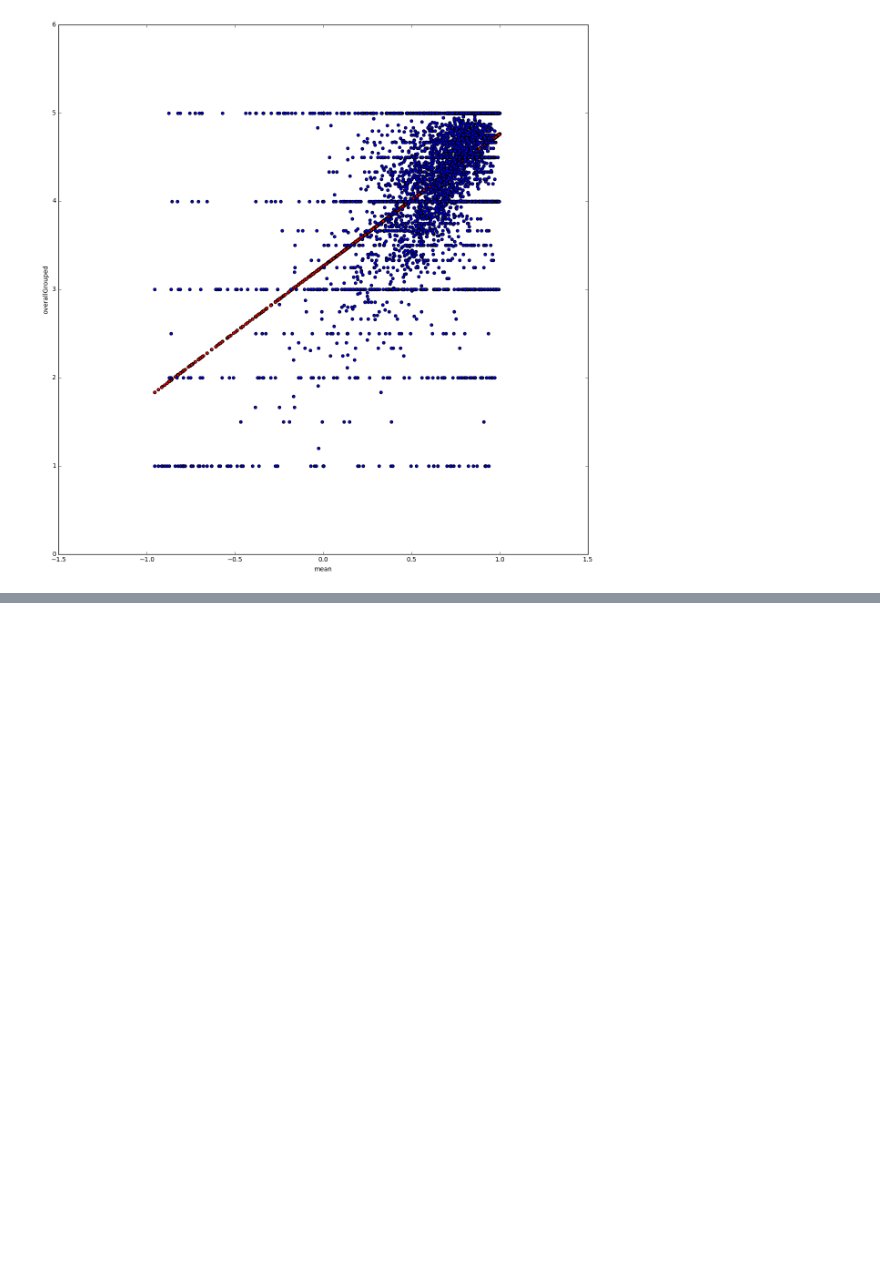
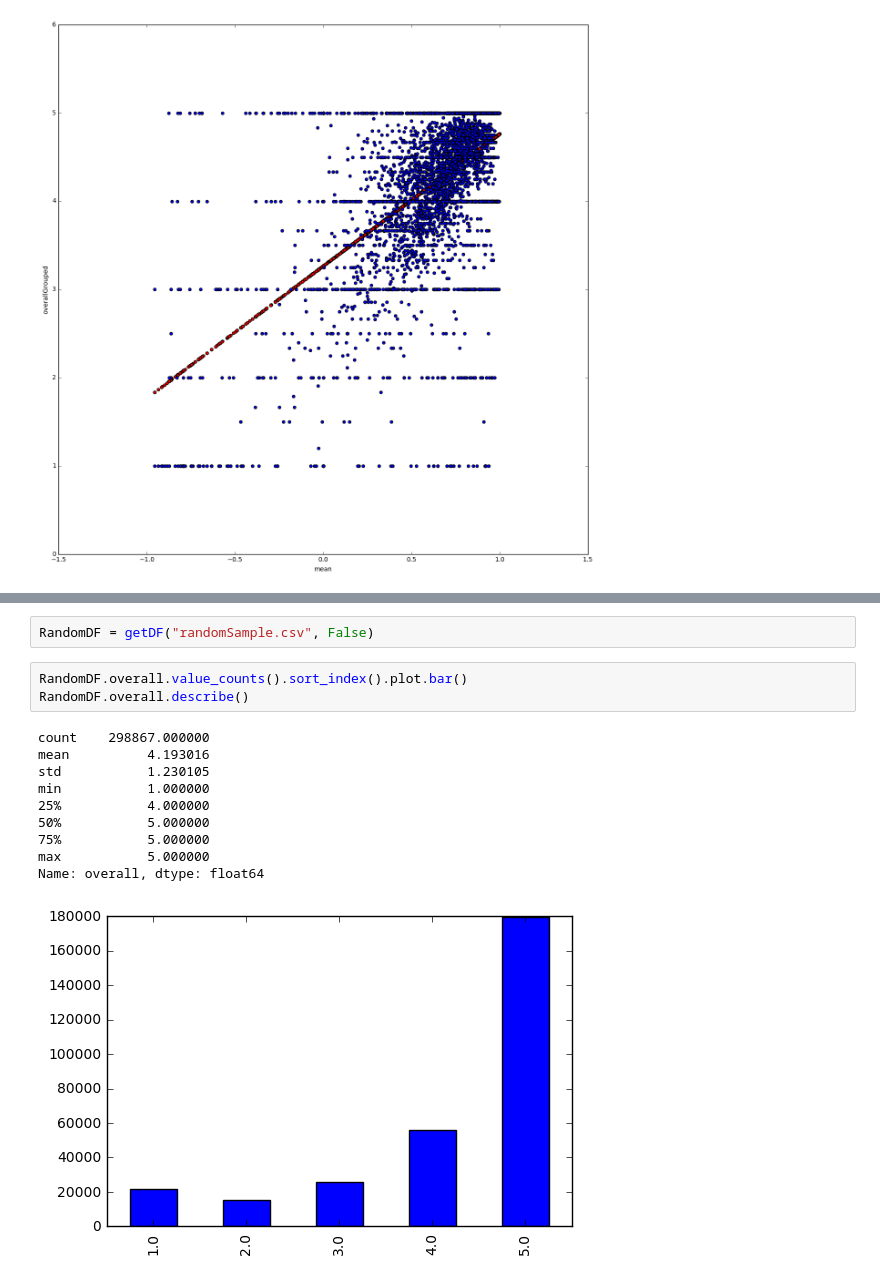
Before and after one commit to bojanp94/ADAProject, a Jupyter notebook: swiss products.ipynb, the cells around one changed output, grey strips where cells are left out. Cells and saved outputs as stored; diff of their text form; blank space fills up the shorter version.

```diff
--- a/swiss products.ipynb
+++ b/swiss products.ipynb
@@ -421,0 +427,16 @@ RandomDF
+# %%
+RandomDF = getDF("randomSample.csv", False)
+# %%
+RandomDF.overall.value_counts().sort_index().plot.bar()
+RandomDF.overall.describe()
+# %% [output]
+count    298867.000000
+mean          4.193016
+std           1.230105
+min           1.000000
+25%           4.000000
+50%           5.000000
+75%           5.000000
+max           5.000000
+Name: overall, dtype: float64
+[figure, added]
```
Also changed, not shown: parts of 52 cells of this notebook, 12 other files.
